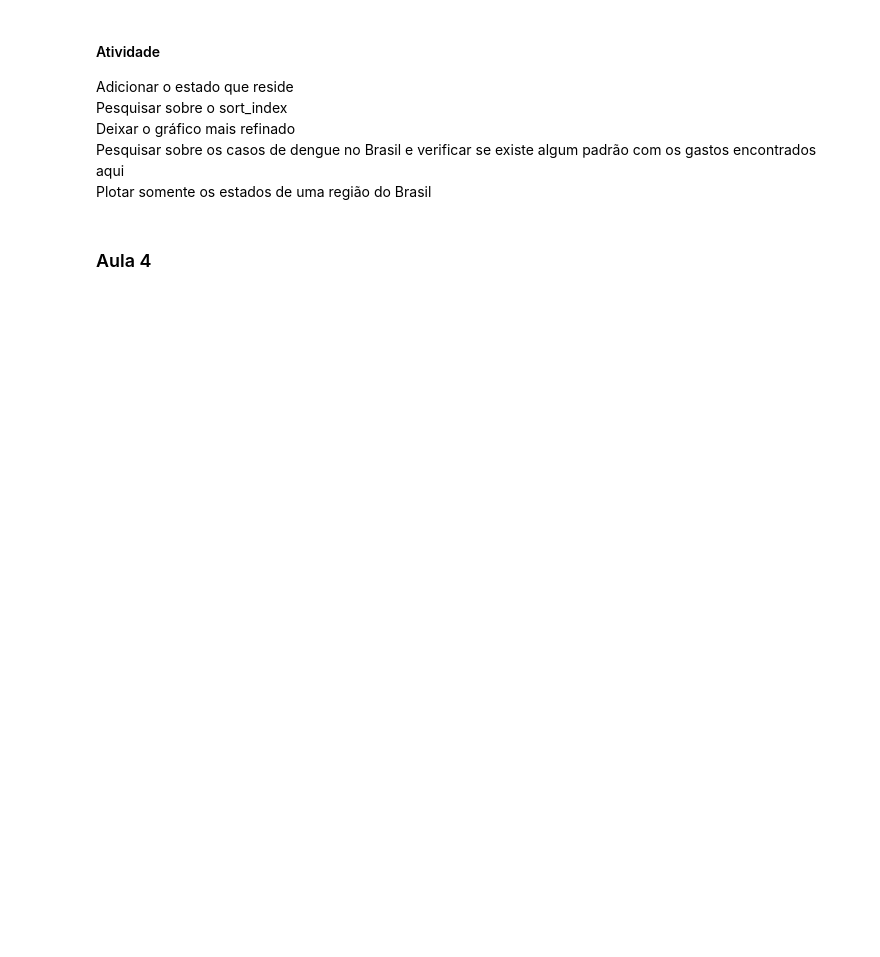
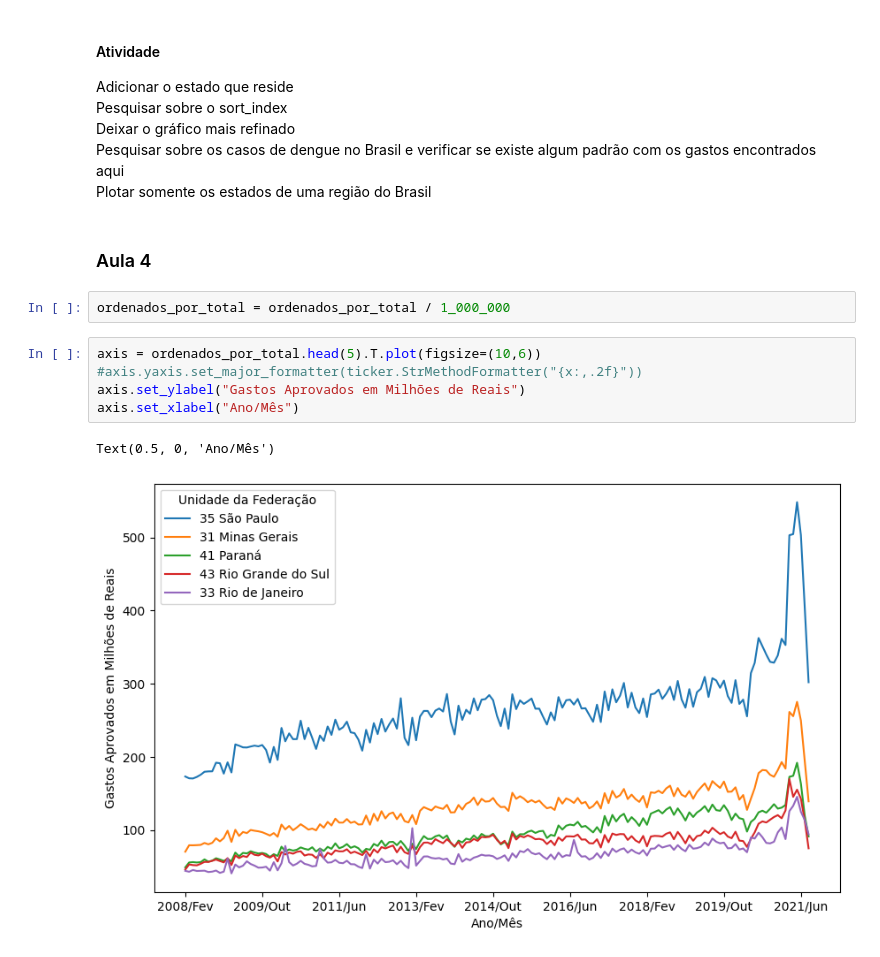
Before and after one commit to vicentesantos/Pos_Tech_Data_Analytics, a Jupyter notebook: 1 - Análise Exploratória de Dados/Aula 1/procedimentod sus.ipynb, the cells around one changed output. Cells and saved outputs as stored; diff of their text form; blank space fills up the shorter version.

```diff
--- a/1 - Análise Exploratória de Dados/Aula 1/procedimentod sus.ipynb
+++ b/1 - Análise Exploratória de Dados/Aula 1/procedimentod sus.ipynb
@@ -400,3 +400,13 @@ Pesquisar sobre os casos de dengue no Brasil e verificar se existe algum padrão
 Plotar somente os estados de uma região do Brasil
 # %% [markdown]
 ### Aula 4
+# %%
+ordenados_por_total = ordenados_por_total / 1_000_000
+# %%
+axis = ordenados_por_total.head(5).T.plot(figsize=(10,6))
+#axis.yaxis.set_major_formatter(ticker.StrMethodFormatter("{x:,.2f}"))
+axis.set_ylabel("Gastos Aprovados em Milhões de Reais")
+axis.set_xlabel("Ano/Mês")
+# %% [output]
+Text(0.5, 0, 'Ano/Mês')
+[figure, added]
```
Also changed, not shown: parts of 23 cells of this notebook.
